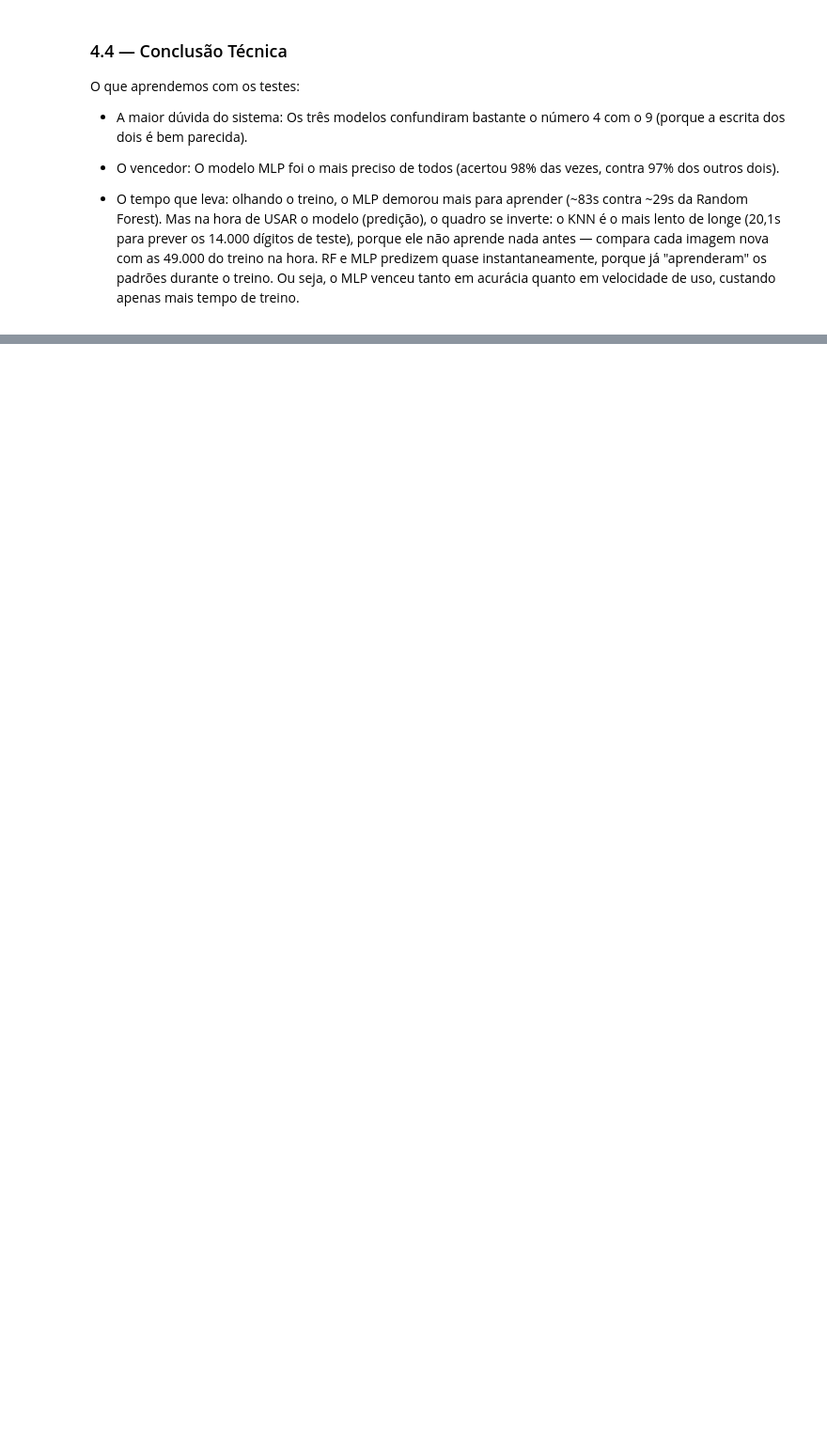
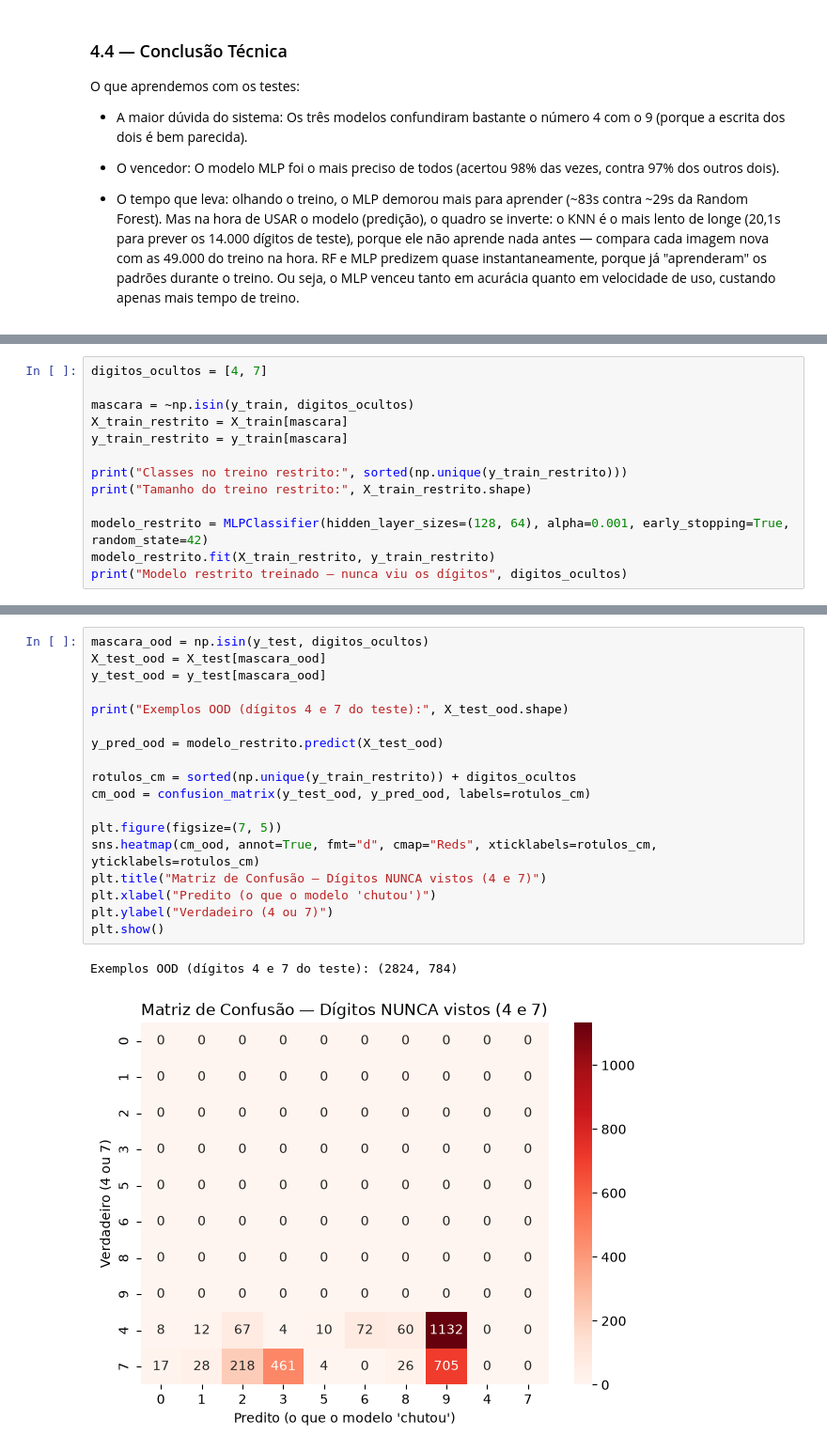
Before and after one commit to lindomarandradegertrudes/mnist-modulo2, a Jupyter notebook: mnist_modulo2.ipynb, the cells around one changed output, grey strips where cells are left out. Shown at 94% size. Drawn from its saved outputs; the diff is of its cells as text; blank space fills up the shorter version.

Commit message:
Implementação da Fase 5: class masking, teste OOD e inferencia com digitos proprios

```diff
--- a/mnist_modulo2.ipynb
+++ b/mnist_modulo2.ipynb
@@ -450,0 +458,13 @@ O que aprendemos com os testes:
+# %%
+digitos_ocultos = [4, 7]
+
+mascara = ~np.isin(y_train, digitos_ocultos)
+X_train_restrito = X_train[mascara]
+y_train_restrito = y_train[mascara]
+
+print("Classes no treino restrito:", sorted(np.unique(y_train_restrito)))
+print("Tamanho do treino restrito:", X_train_restrito.shape)
+
+modelo_restrito = MLPClassifier(hidden_layer_sizes=(128, 64), alpha=0.001, early_stopping=True, random_state=42)
+modelo_restrito.fit(X_train_restrito, y_train_restrito)
+print("Modelo restrito treinado — nunca viu os dígitos", digitos_ocultos)
@@ -455,0 +479,21 @@ O que aprendemos com os testes:
+# %%
+mascara_ood = np.isin(y_test, digitos_ocultos)
+X_test_ood = X_test[mascara_ood]
+y_test_ood = y_test[mascara_ood]
+
+print("Exemplos OOD (dígitos 4 e 7 do teste):", X_test_ood.shape)
+
+y_pred_ood = modelo_restrito.predict(X_test_ood)
+
+rotulos_cm = sorted(np.unique(y_train_restrito)) + digitos_ocultos
+cm_ood = confusion_matrix(y_test_ood, y_pred_ood, labels=rotulos_cm)
+
+plt.figure(figsize=(7, 5))
+sns.heatmap(cm_ood, annot=True, fmt="d", cmap="Reds", xticklabels=rotulos_cm, yticklabels=rotulos_cm)
+plt.title("Matriz de Confusão — Dígitos NUNCA vistos (4 e 7)")
+plt.xlabel("Predito (o que o modelo 'chutou')")
+plt.ylabel("Verdadeiro (4 ou 7)")
+plt.show()
+# %% [output]
+Exemplos OOD (dígitos 4 e 7 do teste): (2824, 784)
+[figure, added]
```
Also changed, not shown: parts of 15 cells of this notebook.
